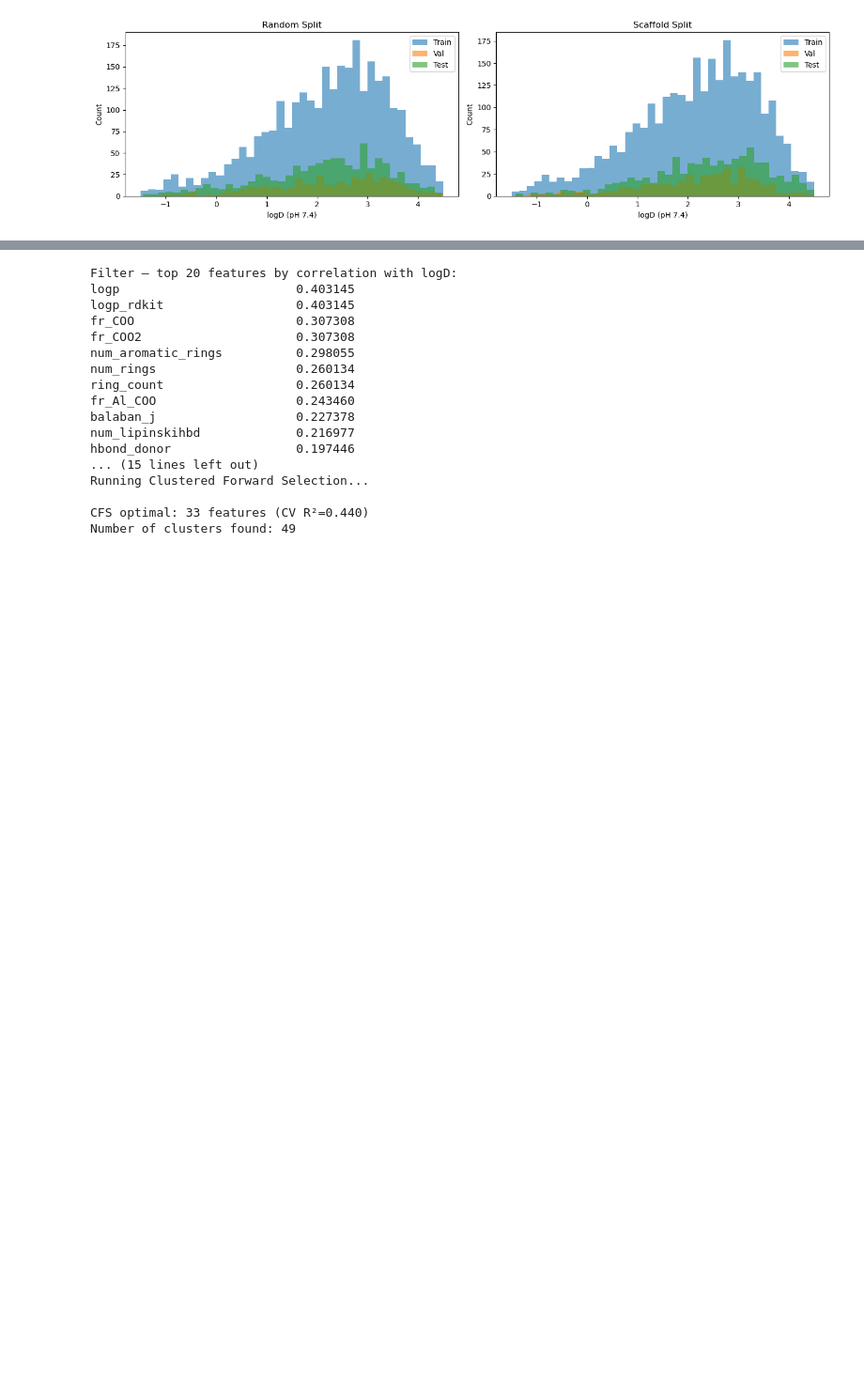
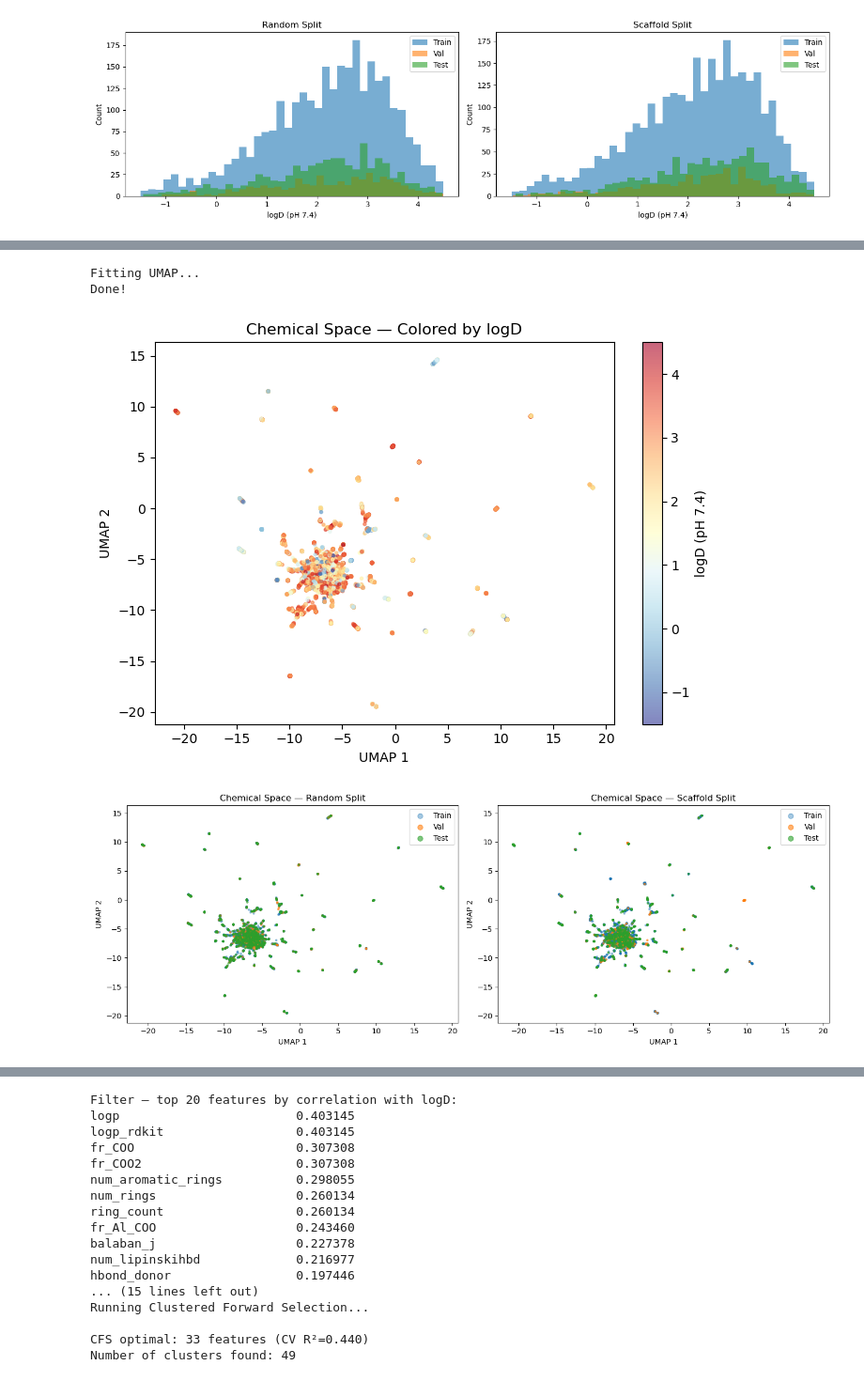
Before and after one commit to ambiddisco/ML4DD-lipophilicity, a Jupyter notebook: Lipophilicity.ipynb, the cells around one changed output, grey strips where cells are left out. Shown at 94% size. Saved outputs shown, nothing was run; the diff lists cells and outputs as text; code cells hidden in the pictures; blank space fills up the shorter version.

Commit message:
project code done

```diff
--- a/Lipophilicity.ipynb
+++ b/Lipophilicity.ipynb
@@ -811,7 +1234,5 @@ Scaffold split:
 # %%
-# ── Train/Test Similarity Analysis ───────────────────────────────────────────
-from rdkit.DataStructs import ExplicitBitVect, BulkTanimotoSimilarity
-
+# ── Train/Test Similarity Analysis ────────────────────────────────────────────
 def rows_to_fps(df_features):
     """Convert feature matrix rows to RDKit bit vectors."""
     fps = []
@@ -831,20 +1252,22 @@ def nearest_neighbor_similarity(test_fps, train_fps):
         nn_sims.append(max(sims))
     return np.array(nn_sims)
 
-# Use Morgan fingerprints (same as df_morgan computed earlier)
+# Convert Morgan fingerprints to RDKit bit vectors
 print("Converting fingerprints to RDKit bit vectors...")
 train_fps_r = rows_to_fps(df_morgan.loc[idx_train_r])
 test_fps_r  = rows_to_fps(df_morgan.loc[idx_test_r])
-
 train_fps_s = rows_to_fps(df_morgan.loc[idx_train_s])
 test_fps_s  = rows_to_fps(df_morgan.loc[idx_test_s])
 
+# Compute nearest-neighbour similarities
 print("Computing nearest-neighbour similarities...")
 nn_sim_random   = nearest_neighbor_similarity(test_fps_r, train_fps_r)
 nn_sim_scaffold = nearest_neighbor_similarity(test_fps_s, train_fps_s)
 print("Done!")
 
-# Store for later use in applicability domain
+# Store for later use in applicability domain (Section 12)
+df['nn_sim_random']   = np.nan
+df['nn_sim_scaffold'] = np.nan
 df.loc[idx_test_r, 'nn_sim_random']   = nn_sim_random
 df.loc[idx_test_s, 'nn_sim_scaffold'] = nn_sim_scaffold
 
@@ -868,11 +1291,10 @@ for ax, nn_sim, title, color in zip(
 plt.tight_layout()
 plt.show()
 
-# ── Summary ───────────────────────────────────────────────────────────────────
+# Summary statistics
 for name, nn_sim in [('Random  ', nn_sim_random), ('Scaffold', nn_sim_scaffold)]:
     print(f"{name} — Mean: {nn_sim.mean():.3f}, "
-          f"Median: {np.median(nn_sim):.3f}, "
-          f"% below 0.4: {(nn_sim < 0.4).mean()*100:.1f}%")
+          f"Median: {np.median(nn_sim):.3f}")
 # %% [output]
 Converting fingerprints to RDKit bit vectors...
 Computing nearest-neighbour similarities...
@@ -882,0 +1326,57 @@ Scaffold — Mean: 0.571, Median: 0.593, % below 0.4: 20.7%
+# %%
+# ── Chemical Space Visualization — UMAP ──────────────────────────────────────
+from umap import UMAP
+
+# ── Global Parameters ─────────────────────────────────────────────────────────
+random_state = 42
+TARGET_COL   = 'Y'
+
+# Fit UMAP on full dataset using Morgan fingerprints
+print("Fitting UMAP")
+umap_model = UMAP(
+    n_components=2,
+    n_neighbors=15,
+    min_dist=0.1,
+    random_state=random_state
+)
+X_umap = umap_model.fit_transform(df_morgan.values)
+
+# ── Plot 1: Property landscape (colored by logD) ──────────────────────────────
+fig, ax = plt.subplots(figsize=(7, 5))
+sc = ax.scatter(X_umap[:, 0], X_umap[:, 1],
+                c=df['Y'].values, cmap='RdYlBu_r',
+                s=5, alpha=0.6)
+plt.colorbar(sc, ax=ax, label='logD (pH 7.4)')
+ax.set_xlabel('UMAP 1')
+ax.set_ylabel('UMAP 2')
+ax.set_title('Chemical Space — Colored by logD')
+plt.tight_layout()
+plt.show()
+
+# ── Plot 2: Split assignment ───────────────────────────────────────────────────
+fig, axes = plt.subplots(1, 2, figsize=(14, 5))
+
+for ax, (idx_tr, idx_va, idx_te), title in zip(
+    axes,
+    [(idx_train_r, idx_valid_r, idx_test_r),
+     (idx_train_s, idx_valid_s, idx_test_s)],
+    ['Random Split', 'Scaffold Split']
+):
+    ax.scatter(X_umap[idx_tr, 0], X_umap[idx_tr, 1],
+               c='tab:blue', s=5, alpha=0.4, label='Train')
+    ax.scatter(X_umap[idx_va, 0], X_umap[idx_va, 1],
+               c='tab:orange', s=5, alpha=0.6, label='Val')
+    ax.scatter(X_umap[idx_te, 0], X_umap[idx_te, 1],
+               c='tab:green', s=5, alpha=0.6, label='Test')
+    ax.set_xlabel('UMAP 1')
+    ax.set_ylabel('UMAP 2')
+    ax.set_title(f'Chemical Space — {title}')
+    ax.legend(markerscale=3)
+
+plt.tight_layout()
+plt.show()
+# %% [output]
+Fitting UMAP...
+Done!
+[figure, added]
+[figure, added]
```
Also changed, not shown: parts of 74 cells of this notebook, 2 other files.
